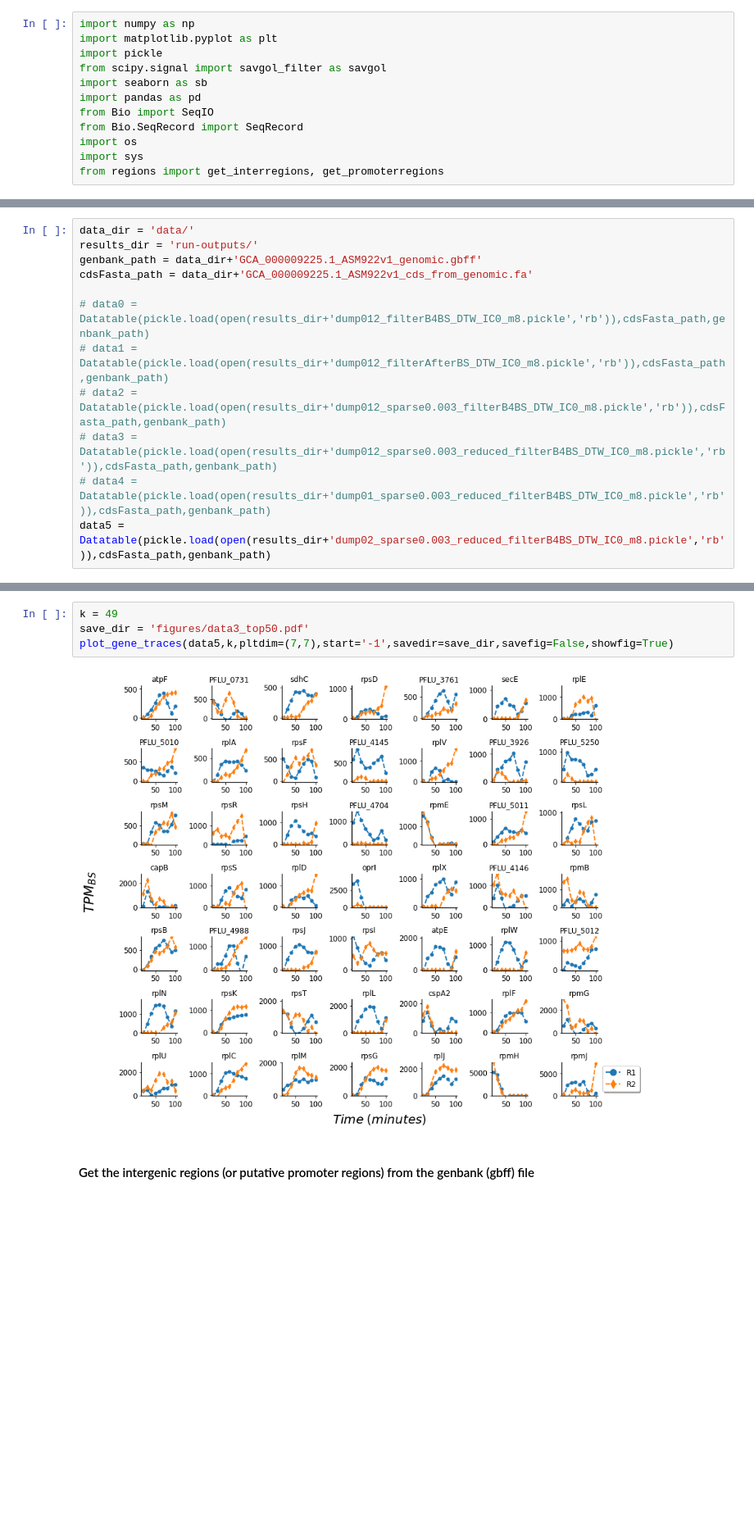
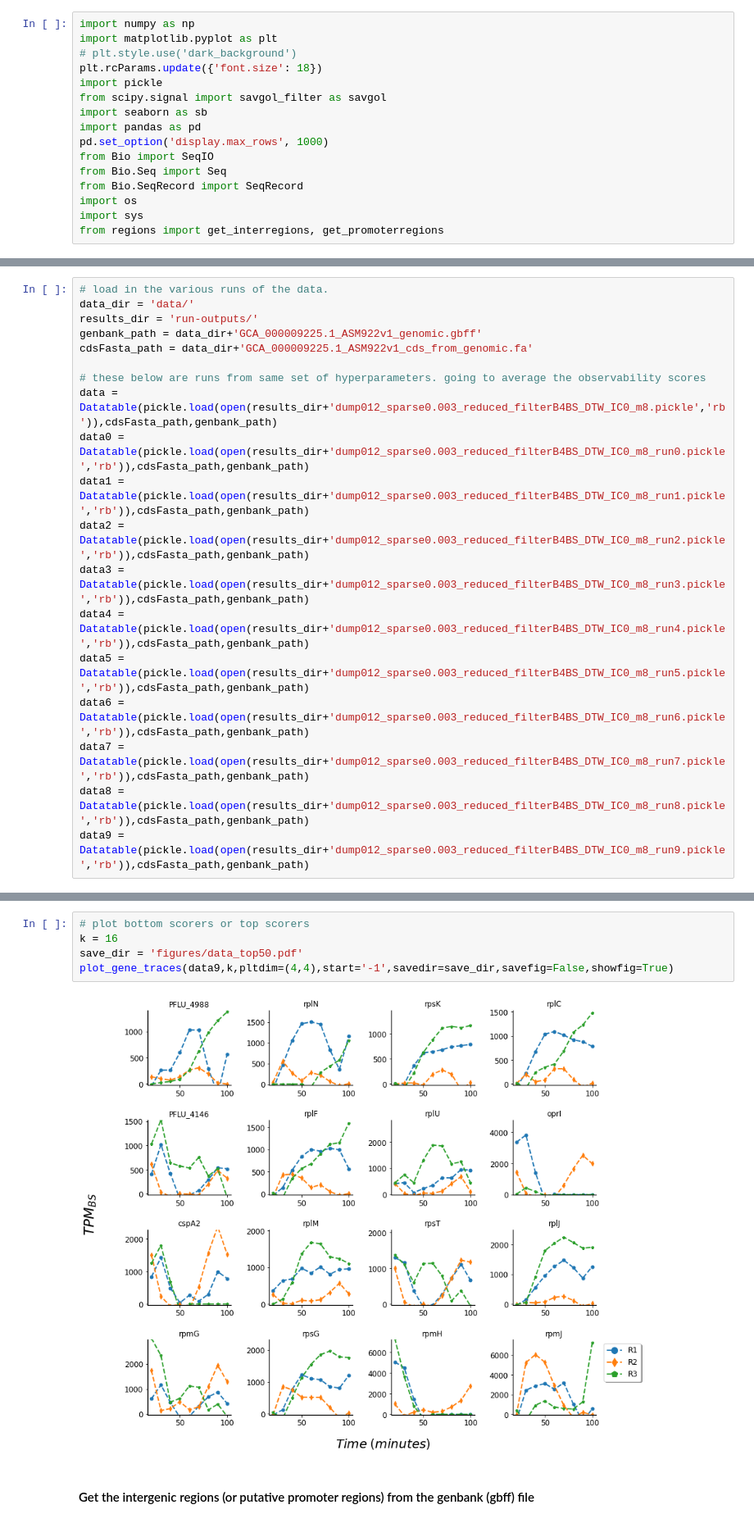
Before and after one commit to AqibHasnain/optimal_sensors, a Jupyter notebook: postprocessing.ipynb, the cells around one changed output, grey strips where cells are left out. Shown: that part at 82% size. Drawn from its saved outputs; the diff is of its cells as text; blank space fills up the shorter version.

```diff
--- a/postprocessing.ipynb
+++ b/postprocessing.ipynb
@@ -1,11 +1,15 @@
 # %%
 import numpy as np
 import matplotlib.pyplot as plt
+# plt.style.use('dark_background')
+plt.rcParams.update({'font.size': 18})
 import pickle
 from scipy.signal import savgol_filter as savgol
 import seaborn as sb
 import pandas as pd
+pd.set_option('display.max_rows', 1000)
 from Bio import SeqIO
+from Bio.Seq import Seq
 from Bio.SeqRecord import SeqRecord
 import os
 import sys
@@ -81,17 +85,24 @@ class Datatable:
         self.sorted_proteins = [self.proteins[i] for i in self.sorted_inds]
         self.sorted_locations = [self.locations[i] for i in self.sorted_inds]
 # %%
+# load in the various runs of the data.
 data_dir = 'data/'
 results_dir = 'run-outputs/'
 genbank_path = data_dir+'GCA_000009225.1_ASM922v1_genomic.gbff'
 cdsFasta_path = data_dir+'GCA_000009225.1_ASM922v1_cds_from_genomic.fa'
 
-# data0 = Datatable(pickle.load(open(results_dir+'dump012_filterB4BS_DTW_IC0_m8.pickle','rb')),cdsFasta_path,genbank_path)
-# data1 = Datatable(pickle.load(open(results_dir+'dump012_filterAfterBS_DTW_IC0_m8.pickle','rb')),cdsFasta_path,genbank_path)
-# data2 = Datatable(pickle.load(open(results_dir+'dump012_sparse0.003_filterB4BS_DTW_IC0_m8.pickle','rb')),cdsFasta_path,genbank_path)
-# data3 = Datatable(pickle.load(open(results_dir+'dump012_sparse0.003_reduced_filterB4BS_DTW_IC0_m8.pickle','rb')),cdsFasta_path,genbank_path)
-# data4 = Datatable(pickle.load(open(results_dir+'dump01_sparse0.003_reduced_filterB4BS_DTW_IC0_m8.pickle','rb')),cdsFasta_path,genbank_path)
-data5 = Datatable(pickle.load(open(results_dir+'dump02_sparse0.003_reduced_filterB4BS_DTW_IC0_m8.pickle','rb')),cdsFasta_path,genbank_path)
+# these below are runs from same set of hyperparameters. going to average the observability scores
+data = Datatable(pickle.load(open(results_dir+'dump012_sparse0.003_reduced_filterB4BS_DTW_IC0_m8.pickle','rb')),cdsFasta_path,genbank_path)
+data0 = Datatable(pickle.load(open(results_dir+'dump012_sparse0.003_reduced_filterB4BS_DTW_IC0_m8_run0.pickle','rb')),cdsFasta_path,genbank_path)
+data1 = Datatable(pickle.load(open(results_dir+'dump012_sparse0.003_reduced_filterB4BS_DTW_IC0_m8_run1.pickle','rb')),cdsFasta_path,genbank_path)
+data2 = Datatable(pickle.load(open(results_dir+'dump012_sparse0.003_reduced_filterB4BS_DTW_IC0_m8_run2.pickle','rb')),cdsFasta_path,genbank_path)
+data3 = Datatable(pickle.load(open(results_dir+'dump012_sparse0.003_reduced_filterB4BS_DTW_IC0_m8_run3.pickle','rb')),cdsFasta_path,genbank_path)
+data4 = Datatable(pickle.load(open(results_dir+'dump012_sparse0.003_reduced_filterB4BS_DTW_IC0_m8_run4.pickle','rb')),cdsFasta_path,genbank_path)
+data5 = Datatable(pickle.load(open(results_dir+'dump012_sparse0.003_reduced_filterB4BS_DTW_IC0_m8_run5.pickle','rb')),cdsFasta_path,genbank_path)
+data6 = Datatable(pickle.load(open(results_dir+'dump012_sparse0.003_reduced_filterB4BS_DTW_IC0_m8_run6.pickle','rb')),cdsFasta_path,genbank_path)
+data7 = Datatable(pickle.load(open(results_dir+'dump012_sparse0.003_reduced_filterB4BS_DTW_IC0_m8_run7.pickle','rb')),cdsFasta_path,genbank_path)
+data8 = Datatable(pickle.load(open(results_dir+'dump012_sparse0.003_reduced_filterB4BS_DTW_IC0_m8_run8.pickle','rb')),cdsFasta_path,genbank_path)
+data9 = Datatable(pickle.load(open(results_dir+'dump012_sparse0.003_reduced_filterB4BS_DTW_IC0_m8_run9.pickle','rb')),cdsFasta_path,genbank_path)
 # %%
 def plot_gene_traces(data,k,start='0',pltdim=(10,10),savedir='figures/',savefig=False,showfig=False):
     '''data is a Datatable object. k is the number of genes to plot and
@@ -160,9 +207,10 @@ plt.xlabel(r'$gene$',fontsize=16);
 # %%
-k = 49
-save_dir = 'figures/data3_top50.pdf'
-plot_gene_traces(data5,k,pltdim=(7,7),start='-1',savedir=save_dir,savefig=False,showfig=True)
+# plot bottom scorers or top scorers
+k = 16
+save_dir = 'figures/data_top50.pdf'
+plot_gene_traces(data9,k,pltdim=(4,4),start='-1',savedir=save_dir,savefig=False,showfig=True)
 # %% [output]
-[figure, old version]
+[figure, new version]
 # %% [markdown]
 #### Get the intergenic regions (or putative promoter regions) from the genbank (gbff) file
 # %%
```
Also changed, not shown: parts of 16 cells of this notebook, 18 other files.
